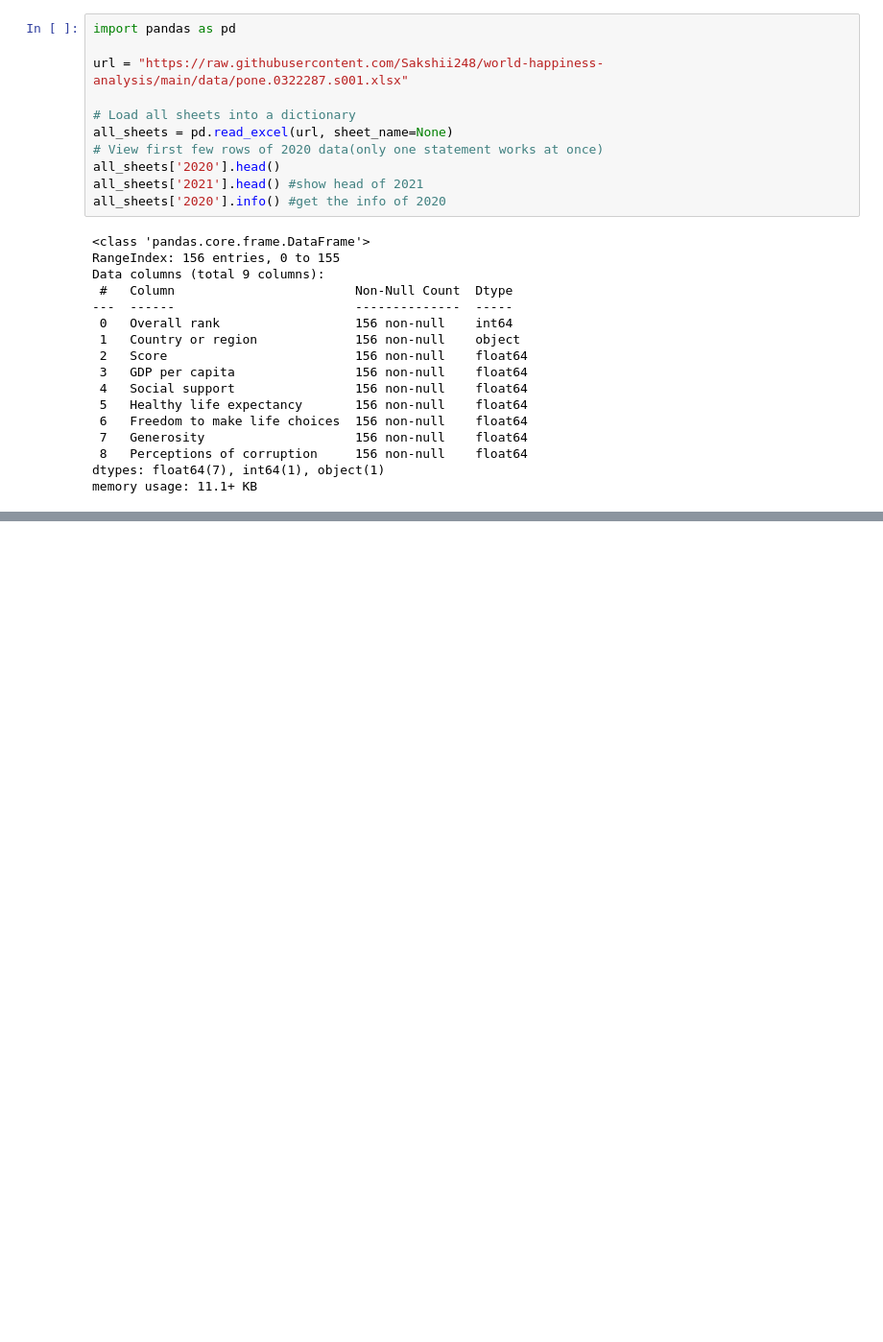
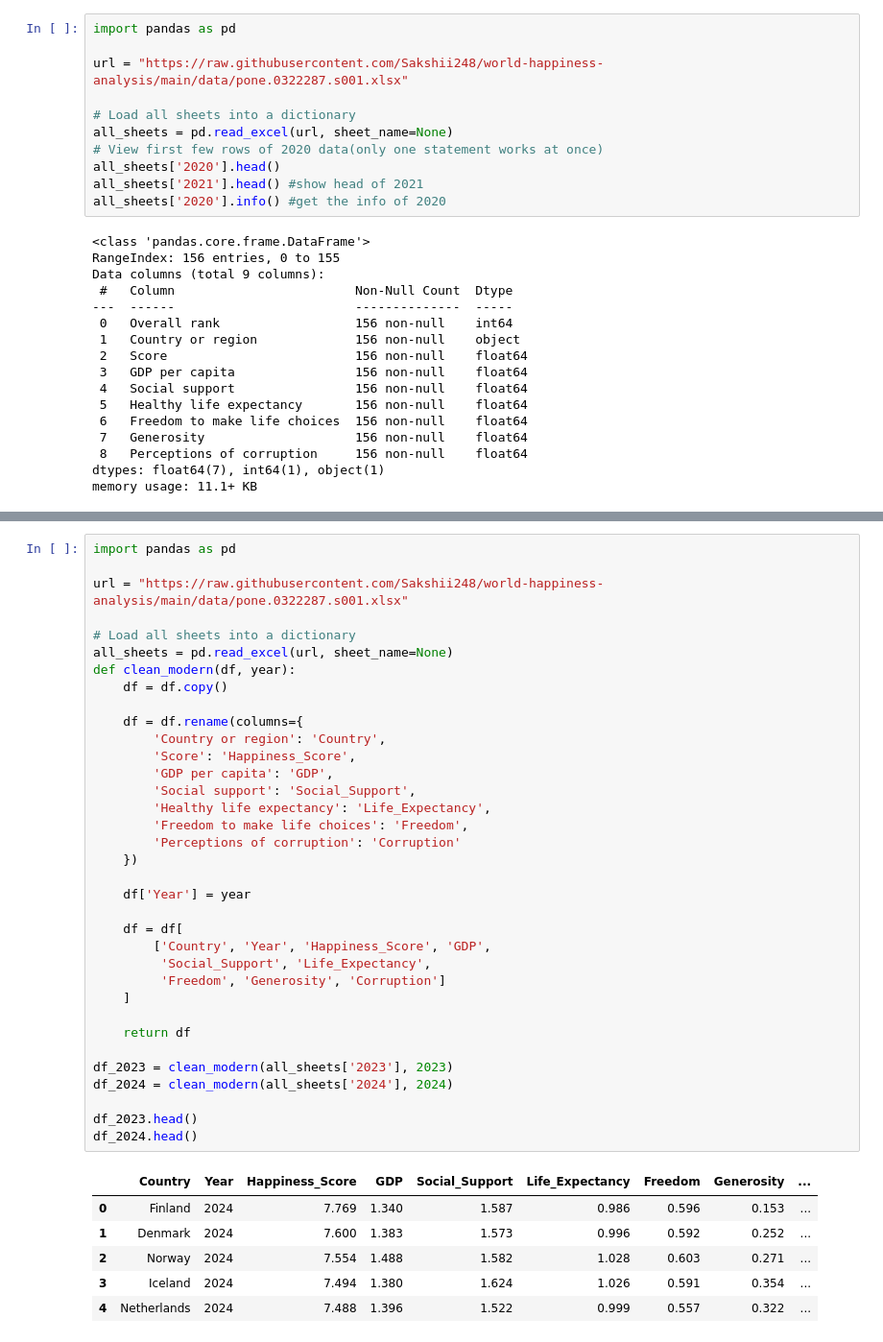
Before and after one commit to Sakshii248/world-happiness-analysis, a Jupyter notebook: world_happiness_analysis.ipynb, the cells around one changed output, grey strips where cells are left out. Shown at 96% size. Saved outputs shown, nothing was run; the diff lists cells and outputs as text; blank space fills up the shorter version.

```diff
--- a/world_happiness_analysis.ipynb
+++ b/world_happiness_analysis.ipynb
@@ -95,0 +231,42 @@ df_2020.head()
+# %%
+import pandas as pd
+
+url = "https://raw.githubusercontent.com/Sakshii248/world-happiness-analysis/main/data/pone.0322287.s001.xlsx"
+
+# Load all sheets into a dictionary
+all_sheets = pd.read_excel(url, sheet_name=None)
+def clean_modern(df, year):
+    df = df.copy()
+
+    df = df.rename(columns={
+        'Country or region': 'Country',
+        'Score': 'Happiness_Score',
+        'GDP per capita': 'GDP',
+        'Social support': 'Social_Support',
+        'Healthy life expectancy': 'Life_Expectancy',
+        'Freedom to make life choices': 'Freedom',
+        'Perceptions of corruption': 'Corruption'
+    })
+
+    df['Year'] = year
+
+    df = df[
+        ['Country', 'Year', 'Happiness_Score', 'GDP',
+         'Social_Support', 'Life_Expectancy',
+         'Freedom', 'Generosity', 'Corruption']
+    ]
+
+    return df
+
+df_2023 = clean_modern(all_sheets['2023'], 2023)
+df_2024 = clean_modern(all_sheets['2024'], 2024)
+
+df_2023.head()
+df_2024.head()
+# %% [output]
+|  | Country | Year | Happiness_Score | GDP | Social_Support | Life_Expectancy | Freedom | Generosity | ... |
+| 0 | Finland | 2024 | 7.769 | 1.340 | 1.587 | 0.986 | 0.596 | 0.153 | ... |
+| 1 | Denmark | 2024 | 7.600 | 1.383 | 1.573 | 0.996 | 0.592 | 0.252 | ... |
+| 2 | Norway | 2024 | 7.554 | 1.488 | 1.582 | 1.028 | 0.603 | 0.271 | ... |
+| 3 | Iceland | 2024 | 7.494 | 1.380 | 1.624 | 1.026 | 0.591 | 0.354 | ... |
+| 4 | Netherlands | 2024 | 7.488 | 1.396 | 1.522 | 0.999 | 0.557 | 0.322 | ... |
```
Also changed, not shown: parts of 4 cells of this notebook.
